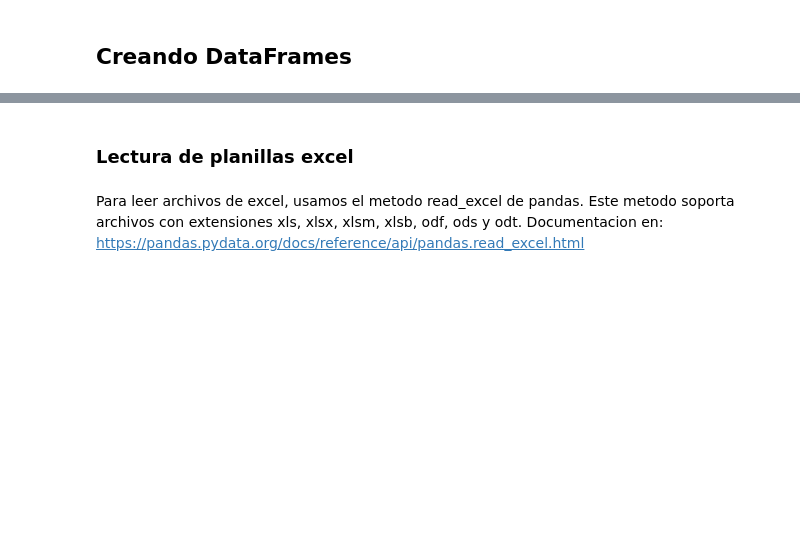
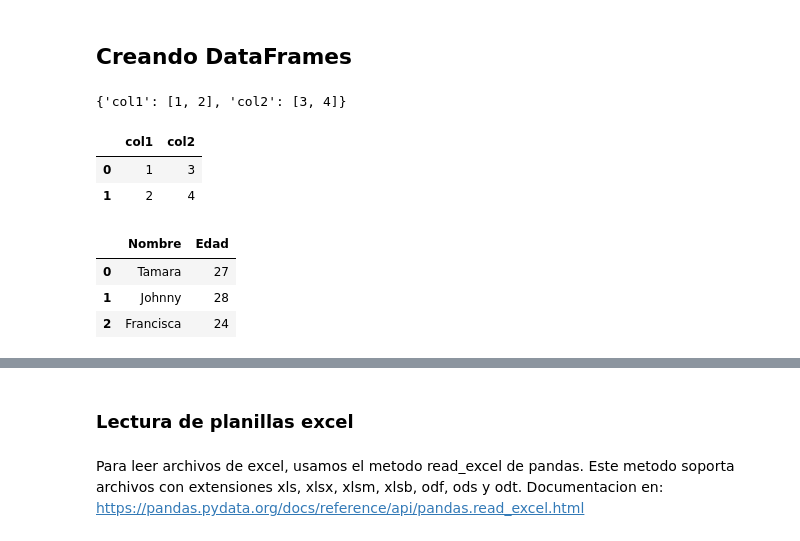
Before and after one commit to TamaraCucumides/DataScienceCourse, a Jupyter notebook: Unidad 3 - Procesamiento de datos/3.1 Pandas - introduccion y lectura de datos.ipynb, the cells around one changed output, grey strips where cells are left out. Saved outputs shown, nothing was run; the diff lists cells and outputs as text; code cells hidden in the pictures; blank space fills up the shorter version.

```diff
--- a/Unidad 3 - Procesamiento de datos/3.1 Pandas - introduccion y lectura de datos.ipynb
+++ b/Unidad 3 - Procesamiento de datos/3.1 Pandas - introduccion y lectura de datos.ipynb
@@ -28,0 +21,4 @@ df2 = pd.DataFrame(array,columns=['a', 'b', 'c'])
+# %%
+print(d)
+# %% [output]
+{'col1': [1, 2], 'col2': [3, 4]}
@@ -28,0 +27,6 @@ df2 = pd.DataFrame(array,columns=['a', 'b', 'c'])
+# %%
+df
+# %% [output]
+|  | col1 | col2 |
+| 0 | 1 | 3 |
+| 1 | 2 | 4 |
@@ -28,0 +37,7 @@ df2 = pd.DataFrame(array,columns=['a', 'b', 'c'])
+# %%
+df_alumnos
+# %% [output]
+|  | Nombre | Edad |
+| 0 | Tamara | 27 |
+| 1 | Johnny | 28 |
+| 2 | Francisca | 24 |
```
Also changed, not shown: parts of 13 cells of this notebook, 1 other file.
